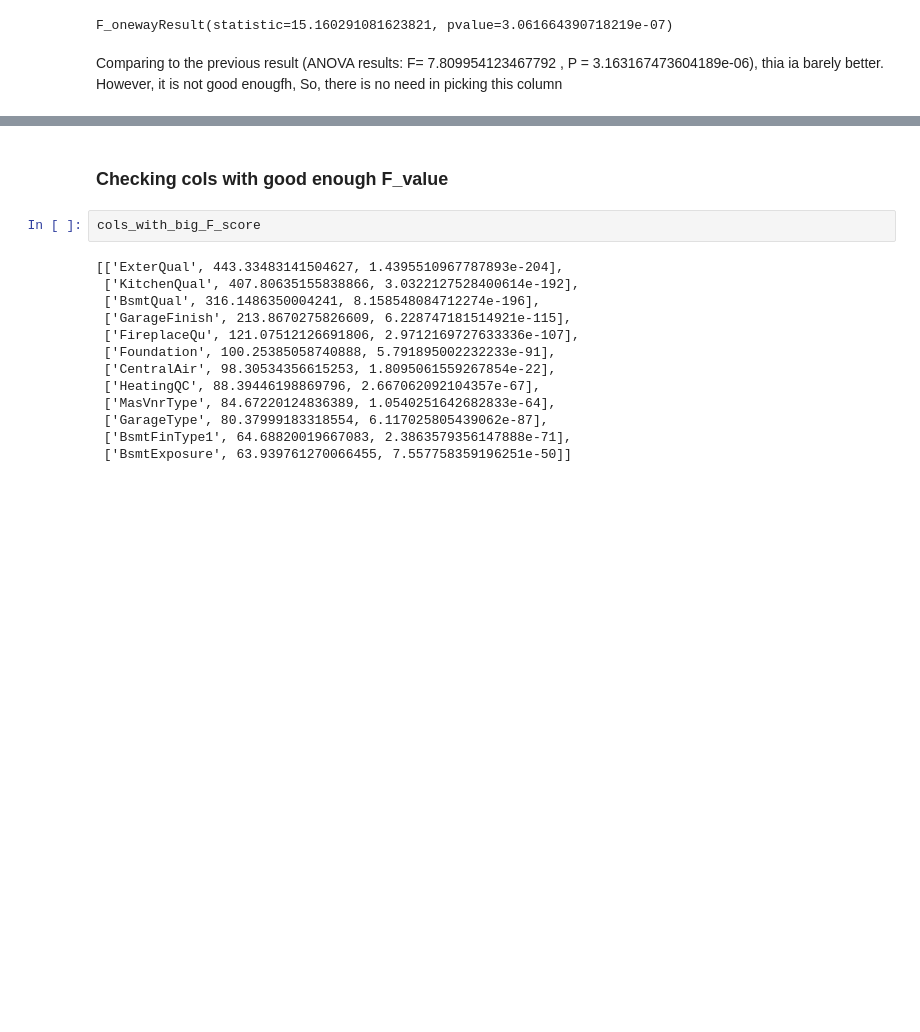
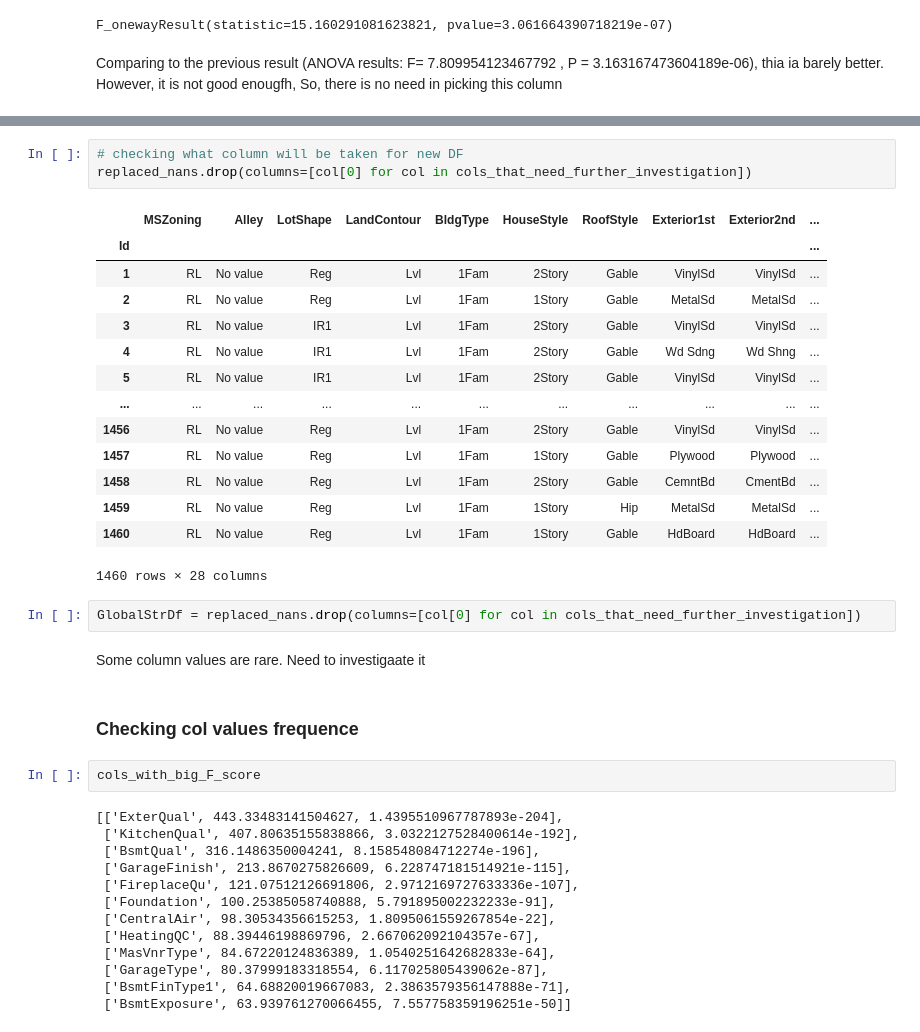
Before and after one commit to Golden-dreamer/kaggle-house, a Jupyter notebook: notebooks/Data exploration.ipynb, the cells around one changed output, grey strips where cells are left out. Drawn from its saved outputs; the diff is of its cells as text; blank space fills up the shorter version.

Commit message:
created same df for string values. Now it is needed to prepare final df for model

```diff
--- a/notebooks/Data exploration.ipynb
+++ b/notebooks/Data exploration.ipynb
@@ -1169,5 +1167,27 @@ SyntaxError: invalid syntax (<ipython-input-164-1143c08749a9>, line 1)
-# %% [markdown]
-### Checking cols with good enough F_value
+# %%
+# checking what column will be taken for new DF
+replaced_nans.drop(columns=[col[0] for col in cols_that_need_further_investigation])
+# %% [output]
+|  | MSZoning | Alley | LotShape | LandContour | BldgType | HouseStyle | RoofStyle | Exterior1st | Exterior2nd | ... |
+| Id |  |  |  |  |  |  |  |  |  | ... |
+| 1 | RL | No value | Reg | Lvl | 1Fam | 2Story | Gable | VinylSd | VinylSd | ... |
+| 2 | RL | No value | Reg | Lvl | 1Fam | 1Story | Gable | MetalSd | MetalSd | ... |
+| 3 | RL | No value | IR1 | Lvl | 1Fam | 2Story | Gable | VinylSd | VinylSd | ... |
+| 4 | RL | No value | IR1 | Lvl | 1Fam | 2Story | Gable | Wd Sdng | Wd Shng | ... |
+| 5 | RL | No value | IR1 | Lvl | 1Fam | 2Story | Gable | VinylSd | VinylSd | ... |
+| ... | ... | ... | ... | ... | ... | ... | ... | ... | ... | ... |
+| 1456 | RL | No value | Reg | Lvl | 1Fam | 2Story | Gable | VinylSd | VinylSd | ... |
+| 1457 | RL | No value | Reg | Lvl | 1Fam | 1Story | Gable | Plywood | Plywood | ... |
+| 1458 | RL | No value | Reg | Lvl | 1Fam | 2Story | Gable | CemntBd | CmentBd | ... |
+| 1459 | RL | No value | Reg | Lvl | 1Fam | 1Story | Hip | MetalSd | MetalSd | ... |
+| 1460 | RL | No value | Reg | Lvl | 1Fam | 1Story | Gable | HdBoard | HdBoard | ... |
+1460 rows × 28 columns
+# %%
+GlobalStrDf = replaced_nans.drop(columns=[col[0] for col in cols_that_need_further_investigation])
+# %% [markdown]
+Some column values are rare. Need to investigaate it
+# %% [markdown]
+### Checking col values frequence
 # %%
 cols_with_big_F_score
 # %% [output]
```
Also changed, not shown: parts of 47 cells of this notebook.
